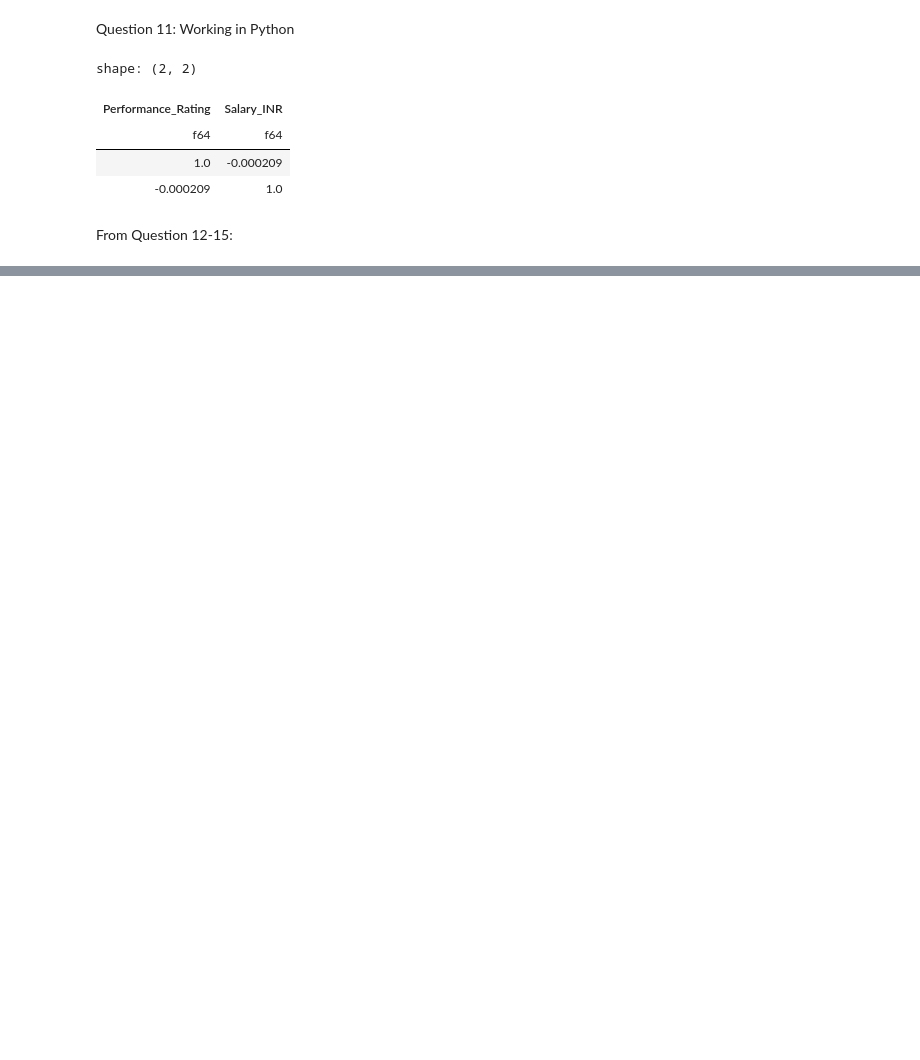
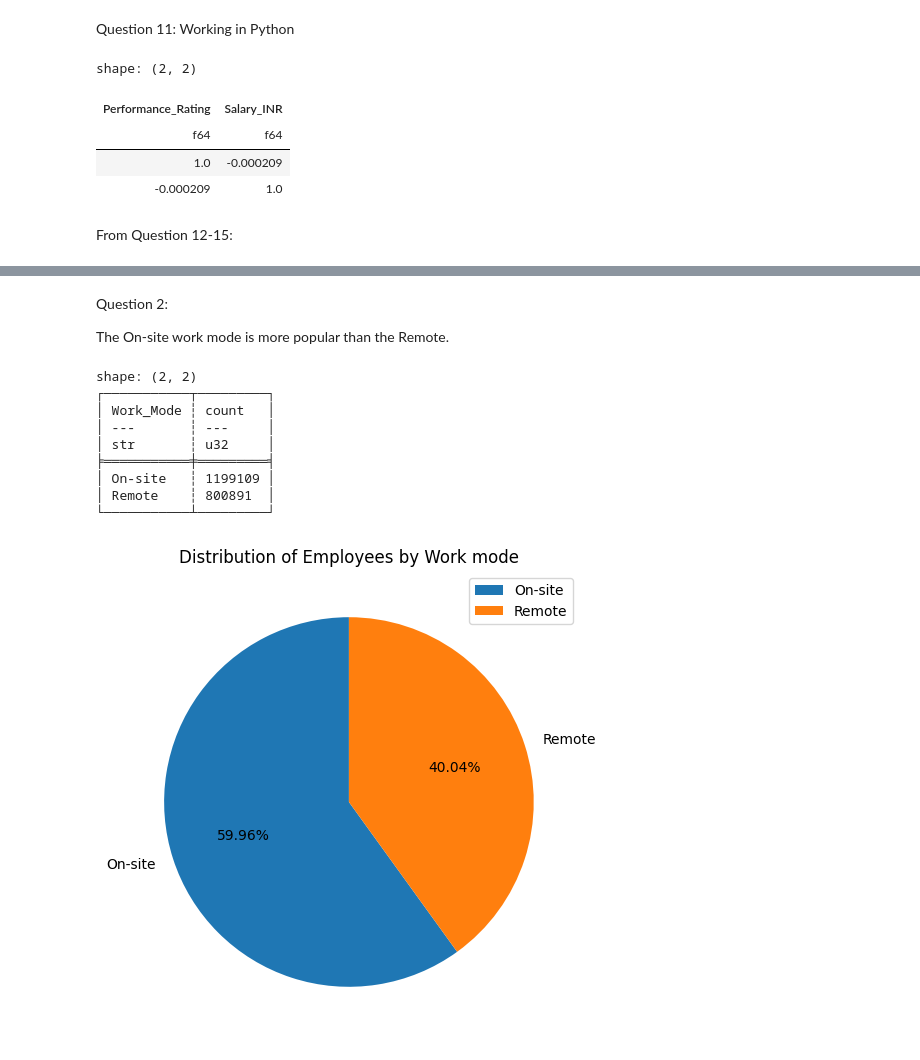
Before and after one commit to LeonTran29/HR-Data_MNC, a Jupyter notebook: Process.ipynb, the cells around one changed output, grey strips where cells are left out. Saved outputs shown, nothing was run; the diff lists cells and outputs as text; code cells hidden in the pictures; blank space fills up the shorter version.

```diff
--- a/Process.ipynb
+++ b/Process.ipynb
@@ -311,0 +345,23 @@ From Question 12-15:
+# %% [markdown]
+Question 2:
+
+The On-site work mode is more popular than the Remote.
+# %%
+pie_define = df_with_level['Work_Mode'].value_counts()
+print(pie_define)
+fig, ax = plt.subplots(figsize = (10,6))
+ax.pie(pie_define['count'],labels=pie_define['Work_Mode'],autopct='%1.2f%%',startangle=90)
+ax.set_title('Distribution of Employees by Work mode')
+plt.legend()
+plt.show()
+# %% [output]
+shape: (2, 2)
+┌───────────┬─────────┐
+│ Work_Mode ┆ count   │
+│ ---       ┆ ---     │
+│ str       ┆ u32     │
+╞═══════════╪═════════╡
+│ On-site   ┆ 1199109 │
+│ Remote    ┆ 800891  │
+└───────────┴─────────┘
+[figure, added]
```
Also changed, not shown: parts of 13 cells of this notebook.
